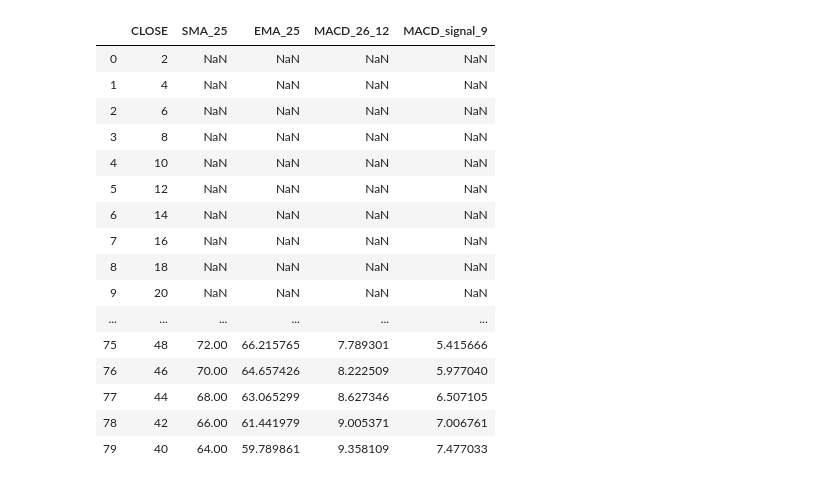
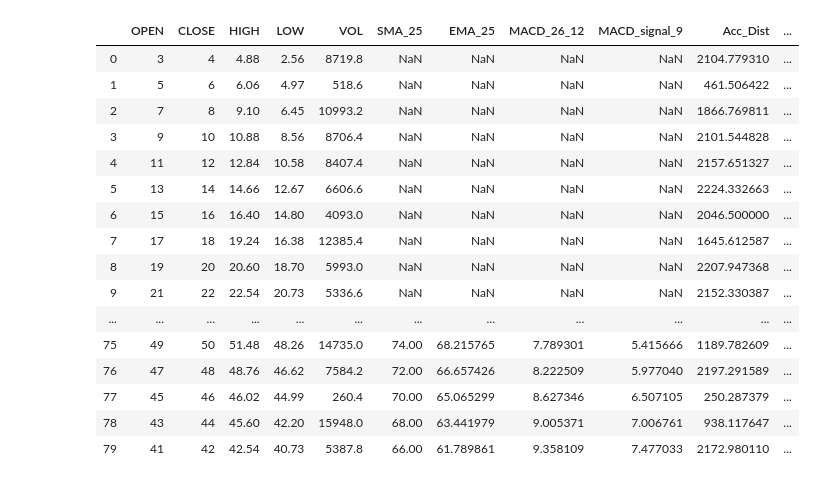
Before and after one commit to ButchBotch/RandProjects, a Jupyter notebook: Main/Indicators.ipynb, the cells around one changed output. Cells and saved outputs as stored; diff of their text form; code cells hidden in the pictures.

```diff
--- a/Main/Indicators.ipynb
+++ b/Main/Indicators.ipynb
@@ -8,7 +8,6 @@ Simple Moving Average
 https://school.stockcharts.com/doku.php?id=technical_indicators:moving_averages
 """
 def sma(data,period,column_name):
-    # Turn SMA(Close_Values) Col to SMA
     data['SMA_'+ str(period)] = data[column_name].rolling(window=period).mean()
     return data
 
@@ -18,7 +17,6 @@ Exponential Moving Average
 https://school.stockcharts.com/doku.php?id=technical_indicators:moving_averages
 """
 def ema(data,period,column_name):
-    # ema formula
     data['EMA_'+ str(period)] = data[column_name].ewm(ignore_na=False,min_periods=period, span=period,adjust=True).mean()
     return data
 
@@ -45,56 +43,83 @@ def macd(data,period_short,period_long,period_signal,column_name):
     data['MACD_'+ str(period_short)+'_'+ str(period_long)] = data_macd
     data['MACD_signal_'+ str(period_signal)] = data_macd.ewm(ignore_na=False,min_periods=period_signal, span=period_signal,adjust=True).mean()
 
     # Drop Cols
     data.drop(cols2drop,axis=1, inplace=True)
 
     return data
 """
     Accumulation Distribution
 Source: http://stockcharts.com/school/doku.php?st=accumulation+distribution&id=chart_school:technical_indicators:accumulation_distribution_line
 Params:
     data: pandas DataFrame
     trend_periods: the over which to calculate AD
     open_col: the name of the OPEN values column
 	high_col: the name of the HIGH values column
 	low_col: the name of the LOW values column
 	close_col: the name of the CLOSE values column
 	vol_col: the name of the VOL values column
 
 Returns:
     copy of 'data' DataFrame with 'acc_dist' and 'acc_dist_ema[trend_periods]' columns added
 """
-    def acc_dist():
+def acc_dist(data,period,open_col,high_col,low_col,close_col,vol_col):
+    data['Acc_Dist']=float(-666)
+    acidx=data.columns.get_loc("Acc_Dist")
+    for index,row in data.iterrows():
+        if row[high_col] != row[low_col]:
+            mfm=((row[close_col] - row[low_col]) - (row[high_col] - row[close_col])) / (row[high_col] - row[low_col])
+            mfv=mfm * row[vol_col]
+        else:
+            mfv=0
+        data.iat[index,acidx]=mfv
+    data['Acc_Dist_Line_' + str(period)] = data['Acc_Dist'].ewm(ignore_na=False,min_periods=0, com=period, adjust=True).mean()
+
+    return data
+
+# Creating data array, Close first
+b=np.arange(4,102,2)
+c=np.arange(102,4,-2)
+d=[b,c]
+d_array=np.resize(d,(1,(len(b)+len(c))))
+close_col=d_array[0]    #CLOSE
+# Randoms
+np.random.seed(2)
+rnd1=np.random.rand(1,(len(b)+len(c)))
+rnd2=np.around(rnd1,5)
+rnd1=np.around(rnd1,2)
+# Open,High,Low,Vol
+open_col=d_array-1
+open_col=open_col[0]    #OPEN
+high_col=open_col+1+abs(rnd1)*2
+high_col=high_col[0]    #HIGH
+low_col=open_col-abs(rnd1)*1
+low_col=low_col[0]      #LOW
+vol_col=abs(rnd2)*20000
+vol_col=vol_col[0]      #VOL
 
 
-# Creating data array
-b=np.arange(2,100,2)
-c=np.arange(100,2,-2)
-d=[b,c]
-d_array=np.resize(d,(1,(len(b)+len(c))))
-d_array=d_array[0]
-
-df = pd.DataFrame({'CLOSE': d_array})
+df = pd.DataFrame({'OPEN': open_col,'CLOSE': close_col,'HIGH': high_col,'LOW': low_col,'VOL': vol_col})
 sma_25=sma(df,25,'CLOSE')
 ema_25=ema(df,25,'CLOSE')
 macd_5_8=macd(df,26,12,9,'CLOSE')
+acc_dist=acc_dist(df,50,'OPEN','HIGH','LOW','CLOSE','VOL')
 
 df.head(80)
 # %% [output]
-|  | CLOSE | SMA_25 | EMA_25 | MACD_26_12 | MACD_signal_9 |
-| 0 | 2 | NaN | NaN | NaN | NaN |
-| 1 | 4 | NaN | NaN | NaN | NaN |
-| 2 | 6 | NaN | NaN | NaN | NaN |
-| 3 | 8 | NaN | NaN | NaN | NaN |
-| 4 | 10 | NaN | NaN | NaN | NaN |
-| 5 | 12 | NaN | NaN | NaN | NaN |
-| 6 | 14 | NaN | NaN | NaN | NaN |
-| 7 | 16 | NaN | NaN | NaN | NaN |
-| 8 | 18 | NaN | NaN | NaN | NaN |
-| 9 | 20 | NaN | NaN | NaN | NaN |
-| ... | ... | ... | ... | ... | ... |
-| 75 | 48 | 72.00 | 66.215765 | 7.789301 | 5.415666 |
-| 76 | 46 | 70.00 | 64.657426 | 8.222509 | 5.977040 |
-| 77 | 44 | 68.00 | 63.065299 | 8.627346 | 6.507105 |
-| 78 | 42 | 66.00 | 61.441979 | 9.005371 | 7.006761 |
-| 79 | 40 | 64.00 | 59.789861 | 9.358109 | 7.477033 |
+|  | OPEN | CLOSE | HIGH | LOW | VOL | SMA_25 | EMA_25 | MACD_26_12 | MACD_signal_9 | Acc_Dist | ... |
+| 0 | 3 | 4 | 4.88 | 2.56 | 8719.8 | NaN | NaN | NaN | NaN | 2104.779310 | ... |
+| 1 | 5 | 6 | 6.06 | 4.97 | 518.6 | NaN | NaN | NaN | NaN | 461.506422 | ... |
+| 2 | 7 | 8 | 9.10 | 6.45 | 10993.2 | NaN | NaN | NaN | NaN | 1866.769811 | ... |
+| 3 | 9 | 10 | 10.88 | 8.56 | 8706.4 | NaN | NaN | NaN | NaN | 2101.544828 | ... |
+| 4 | 11 | 12 | 12.84 | 10.58 | 8407.4 | NaN | NaN | NaN | NaN | 2157.651327 | ... |
+| 5 | 13 | 14 | 14.66 | 12.67 | 6606.6 | NaN | NaN | NaN | NaN | 2224.332663 | ... |
+| 6 | 15 | 16 | 16.40 | 14.80 | 4093.0 | NaN | NaN | NaN | NaN | 2046.500000 | ... |
+| 7 | 17 | 18 | 19.24 | 16.38 | 12385.4 | NaN | NaN | NaN | NaN | 1645.612587 | ... |
+| 8 | 19 | 20 | 20.60 | 18.70 | 5993.0 | NaN | NaN | NaN | NaN | 2207.947368 | ... |
+| 9 | 21 | 22 | 22.54 | 20.73 | 5336.6 | NaN | NaN | NaN | NaN | 2152.330387 | ... |
+| ... | ... | ... | ... | ... | ... | ... | ... | ... | ... | ... | ... |
+| 75 | 49 | 50 | 51.48 | 48.26 | 14735.0 | 74.00 | 68.215765 | 7.789301 | 5.415666 | 1189.782609 | ... |
+| 76 | 47 | 48 | 48.76 | 46.62 | 7584.2 | 72.00 | 66.657426 | 8.222509 | 5.977040 | 2197.291589 | ... |
+| 77 | 45 | 46 | 46.02 | 44.99 | 260.4 | 70.00 | 65.065299 | 8.627346 | 6.507105 | 250.287379 | ... |
+| 78 | 43 | 44 | 45.60 | 42.20 | 15948.0 | 68.00 | 63.441979 | 9.005371 | 7.006761 | 938.117647 | ... |
+| 79 | 41 | 42 | 42.54 | 40.73 | 5387.8 | 66.00 | 61.789861 | 9.358109 | 7.477033 | 2172.980110 | ... |
```
Also changed, not shown: 2 other files.
